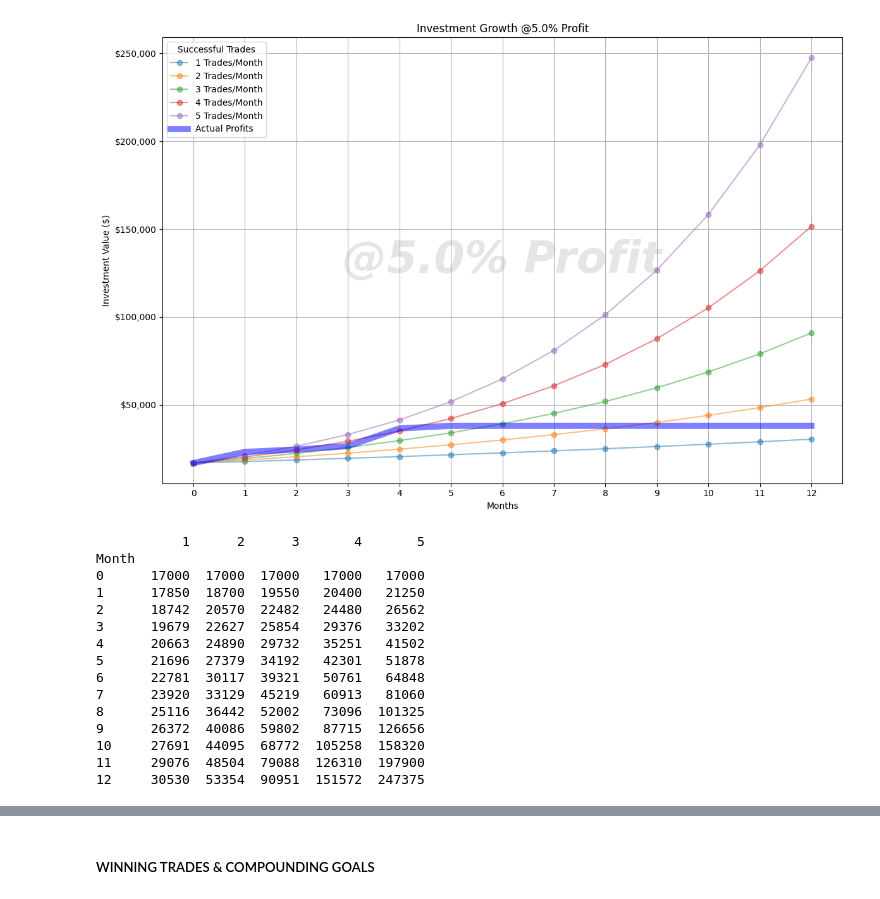
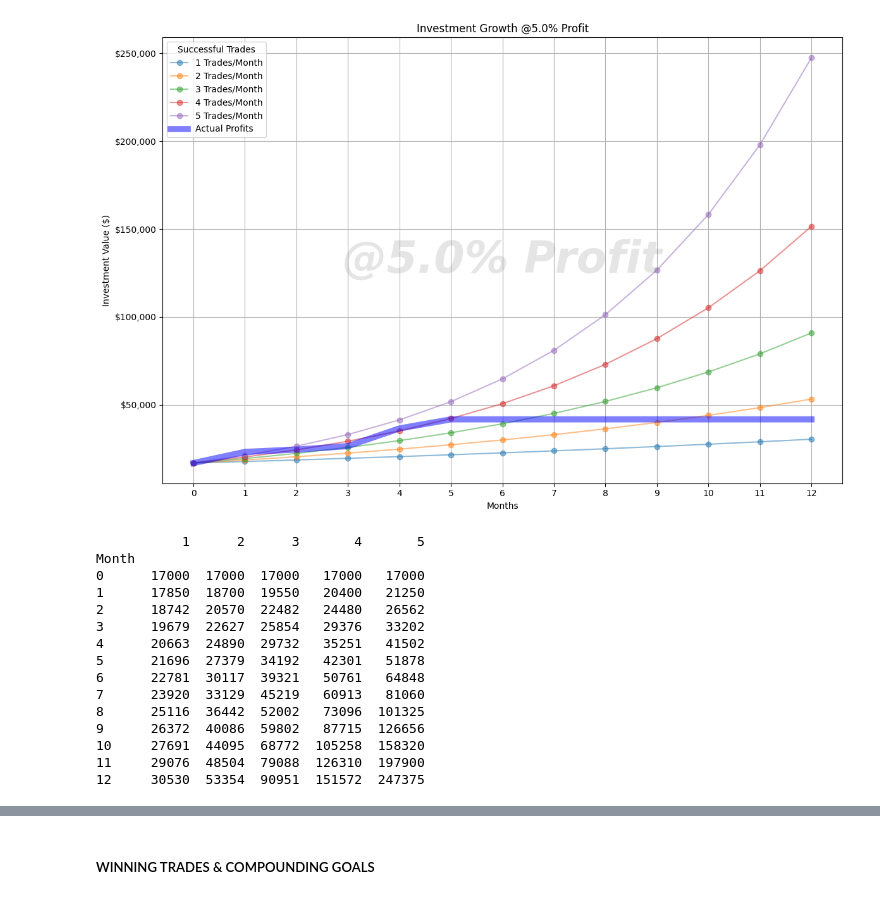
Before and after one commit to farrukhdGB/StocksML, a Jupyter notebook: Compounding.ipynb, the cells around one changed output, grey strips where cells are left out. Cells and saved outputs as stored; diff of their text form; code cells hidden in the pictures.

```diff
--- a/Compounding.ipynb
+++ b/Compounding.ipynb
@@ -107,25 +107,25 @@ def create_investment_dataframe(investment_curves, months):
 # %%
 # Main function to run the investment growth analysis
 
 # Investment parameters
 P = 17000 # Initial investment ($)
 r = 0.05 # Monthly profit rate (2%)
 months = 12  # Investment duration (months)
 max_trades = 5 # Maximum number of trades
 
-actual = [0, 6328, 1302, 2000, 10040, 1493,
+actual = [0, 6328, 1302, 2000, 10040, 5154,
           0, 0, 0, 0, 0, 0, 0]
 
 y = P + np.cumsum(actual)
 
 investment_curves = calculate_investment_growth(P, r, months, max_trades)
 
 #plot_investment_growth(investment_curves, r, months)
 plot_investment_growth2(investment_curves, y, r, months)
 df_investments = create_investment_dataframe(investment_curves, months)
 print(df_investments)
 # %% [output]
-[figure, old version]
+[figure, new version]
            1      2      3       4       5
 Month
 0      17000  17000  17000   17000   17000
```
Also changed, not shown: parts of 2 cells of this notebook, 4 other files.
